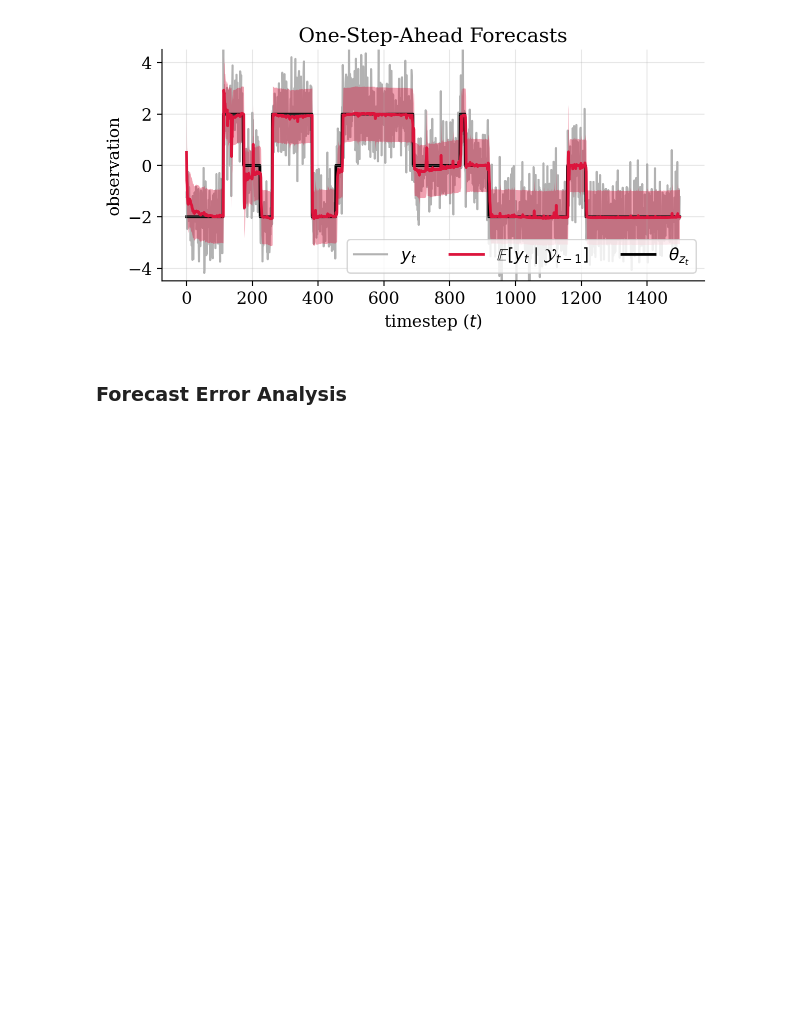
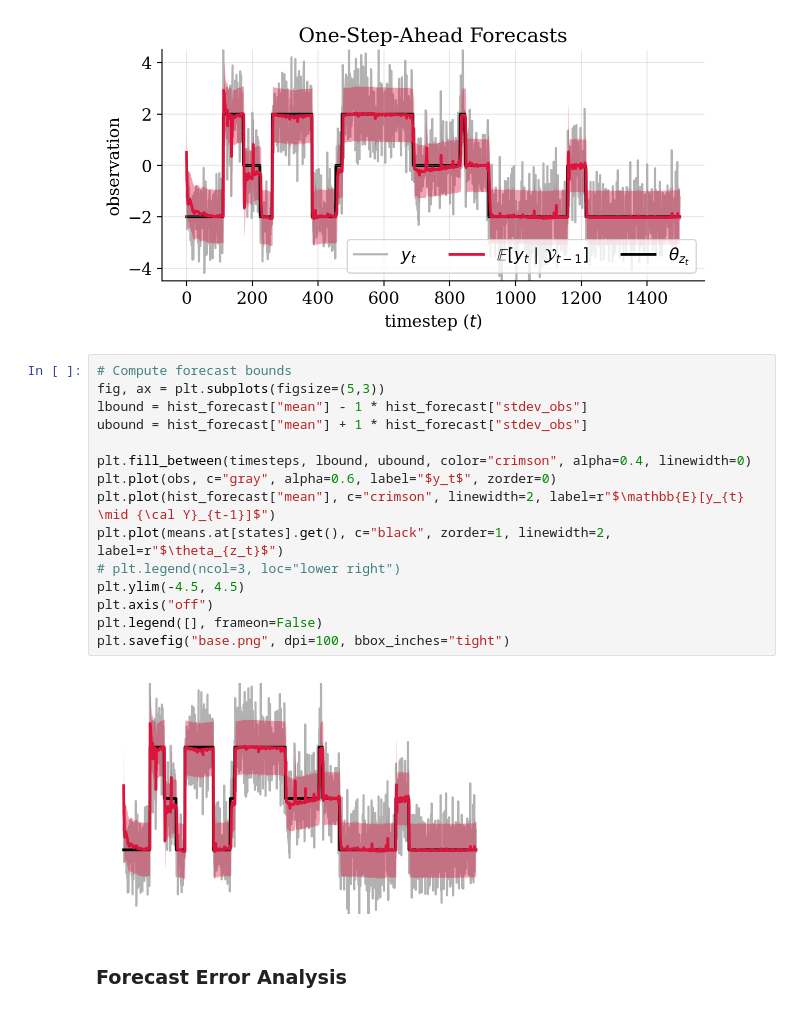
Before and after one commit to gerdm/streaming-hmm, a Jupyter notebook: streaming-hmm-demo.ipynb, the cells around one changed output. Saved outputs shown, nothing was run; the diff lists cells and outputs as text; blank space fills up the shorter version.

Commit message:
feat: streaming-hmm-demo
Add base figure

```diff
--- a/streaming-hmm-demo.ipynb
+++ b/streaming-hmm-demo.ipynb
@@ -235,6 +235,23 @@ plt.title("One-Step-Ahead Forecasts")
 plt.grid(alpha=0.3)
 # %% [output]
 [figure]
+# %%
+# Compute forecast bounds
+fig, ax = plt.subplots(figsize=(5,3))
+lbound = hist_forecast["mean"] - 1 * hist_forecast["stdev_obs"]
+ubound = hist_forecast["mean"] + 1 * hist_forecast["stdev_obs"]
+
+plt.fill_between(timesteps, lbound, ubound, color="crimson", alpha=0.4, linewidth=0)
+plt.plot(obs, c="gray", alpha=0.6, label="$y_t$", zorder=0)
+plt.plot(hist_forecast["mean"], c="crimson", linewidth=2, label=r"$\mathbb{E}[y_{t} \mid {\cal Y}_{t-1}]$")
+plt.plot(means.at[states].get(), c="black", zorder=1, linewidth=2, label=r"$\theta_{z_t}$")
+# plt.legend(ncol=3, loc="lower right")
+plt.ylim(-4.5, 4.5)
+plt.axis("off")
+plt.legend([], frameon=False)
+plt.savefig("base.png", dpi=100, bbox_inches="tight")
+# %% [output]
+[figure, added]
 # %% [markdown]
 ### Forecast Error Analysis
 # %%
```
